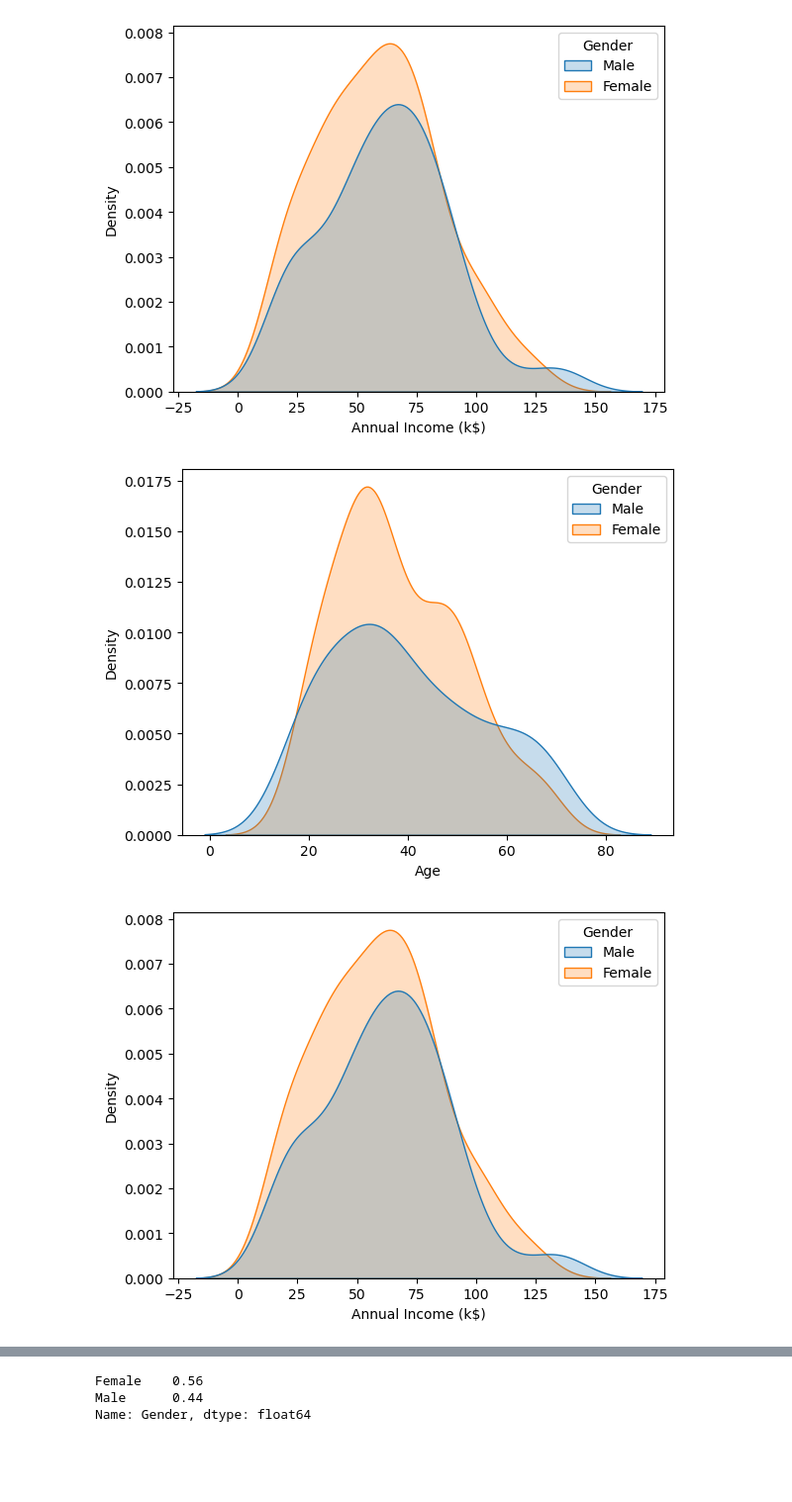
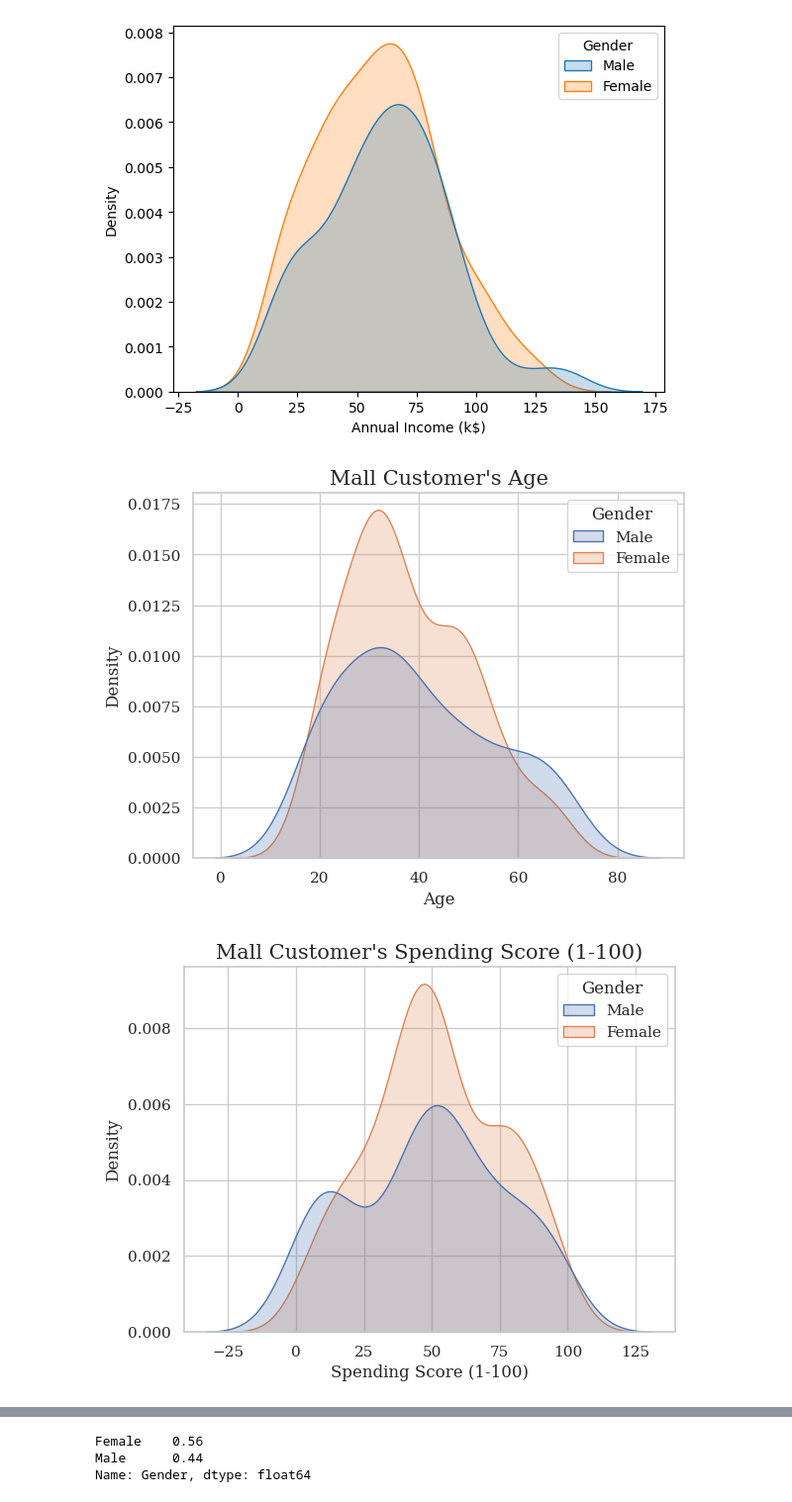
Before and after one commit to felixr04/Mall-Customer-Segmentation, a Jupyter notebook: Mall Customer Segmentation.ipynb, the cells around one changed output, grey strips where cells are left out. Shown at 99% size. Saved outputs shown, nothing was run; the diff lists cells and outputs as text; code cells hidden in the pictures; blank space fills up the shorter version.

```diff
--- a/Mall Customer Segmentation.ipynb
+++ b/Mall Customer Segmentation.ipynb
@@ -10 +20,5 @@ df = pd.read_csv('/Users/felixramirez/Project/new_proj/Mall_Customers.csv')
+# %%
+# Load in data
+# Juliana's
+df = pd.read_csv('https://raw.githubusercontent.com/felixr04/Mall-Customer-Segmentation/main/Mall_Customers.csv')
 # %%
@@ -37,3 +58,7 @@ df.describe()
 # %%
-sns.distplot(df['Annual Income (k$)']);
+# Plot distribution of annual income of mall customers
+sns.distplot(df['Annual Income (k$)'])
+plt.title("Mall Customer's Annual Income (in k$)" , size = 15)
+sns.set_theme(style="whitegrid")
+plt.rcParams['font.family'] = 'serif';
 # %% [output]
@@ -45,8 +71,10 @@ Index(['CustomerID', 'Gender', 'Age', 'Annual Income (k$)',
        'Spending Score (1-100)'],
       dtype='object')
 # %%
-columns = ['Age', 'Annual Income (k$)','Spending Score (1-100)']
+# For loop that creates the same plots for remaining numeric cols
+columns = ['Age','Spending Score (1-100)']
 for i in columns:
     plt.figure()
     sns.distplot(df[i])
+    plt.title(f"Mall Customer's {i}" , size = 15)
 # %% [output]
@@ -58,10 +88,12 @@ sns.kdeplot(data=df, x='Annual Income (k$)', hue="Gender", shade=True);
 # %% [output]
 [figure]
 # %%
-columns = ['Age', 'Annual Income (k$)','Spending Score (1-100)']
+# Adapt the same for loop but for a kde plot
+columns = ['Age','Spending Score (1-100)']
 for i in columns:
     plt.figure()
     sns.kdeplot(data=df, x= i, hue="Gender", shade=True)
+    plt.title(f"Mall Customer's {i}" , size = 15)
 # %% [output]
-[figure, old version]
+[figure, new version]
-[figure, old version]
+[figure, new version]
```
Also changed, not shown: parts of 45 cells of this notebook.
